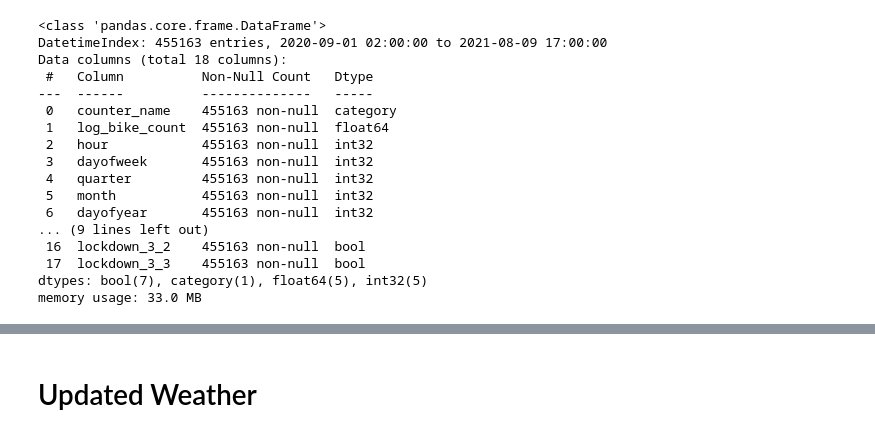
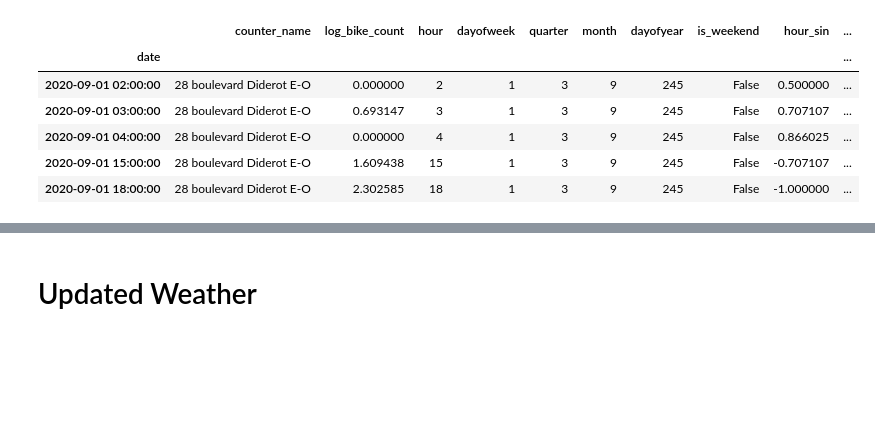
Before and after one commit to Ameya1337/Bike-Counters-Ameya---Qiling, a Jupyter notebook: Timeseries with XGBoost final.ipynb, the cells around one changed output, grey strips where cells are left out. Drawn from its saved outputs; the diff is of its cells as text; code cells hidden in the pictures; blank space fills up the shorter version.

```diff
--- a/timeseries continued.ipynb
+++ b/Timeseries with XGBoost final.ipynb
@@ -131,20 +229,10 @@ prediction = create_features(prediction)
 # %%
-train.info()
+train.head()
 # %% [output]
-<class 'pandas.core.frame.DataFrame'>
-DatetimeIndex: 455163 entries, 2020-09-01 02:00:00 to 2021-08-09 17:00:00
-Data columns (total 18 columns):
- #   Column          Non-Null Count   Dtype
----  ------          --------------   -----
- 0   counter_name    455163 non-null  category
- 1   log_bike_count  455163 non-null  float64
- 2   hour            455163 non-null  int32
- 3   dayofweek       455163 non-null  int32
- 4   quarter         455163 non-null  int32
- 5   month           455163 non-null  int32
- 6   dayofyear       455163 non-null  int32
-... (9 lines left out)
- 16  lockdown_3_2    455163 non-null  bool
- 17  lockdown_3_3    455163 non-null  bool
-dtypes: bool(7), category(1), float64(5), int32(5)
-memory usage: 33.0 MB
+|  | counter_name | log_bike_count | hour | dayofweek | quarter | month | dayofyear | is_weekend | hour_sin | ... |
+| date |  |  |  |  |  |  |  |  |  | ... |
+| 2020-09-01 02:00:00 | 28 boulevard Diderot E-O | 0.000000 | 2 | 1 | 3 | 9 | 245 | False | 0.500000 | ... |
+| 2020-09-01 03:00:00 | 28 boulevard Diderot E-O | 0.693147 | 3 | 1 | 3 | 9 | 245 | False | 0.707107 | ... |
+| 2020-09-01 04:00:00 | 28 boulevard Diderot E-O | 0.000000 | 4 | 1 | 3 | 9 | 245 | False | 0.866025 | ... |
+| 2020-09-01 15:00:00 | 28 boulevard Diderot E-O | 1.609438 | 15 | 1 | 3 | 9 | 245 | False | -0.707107 | ... |
+| 2020-09-01 18:00:00 | 28 boulevard Diderot E-O | 2.302585 | 18 | 1 | 3 | 9 | 245 | False | -1.000000 | ... |
```
Also changed, not shown: parts of 49 cells of this notebook, 7 other files.
